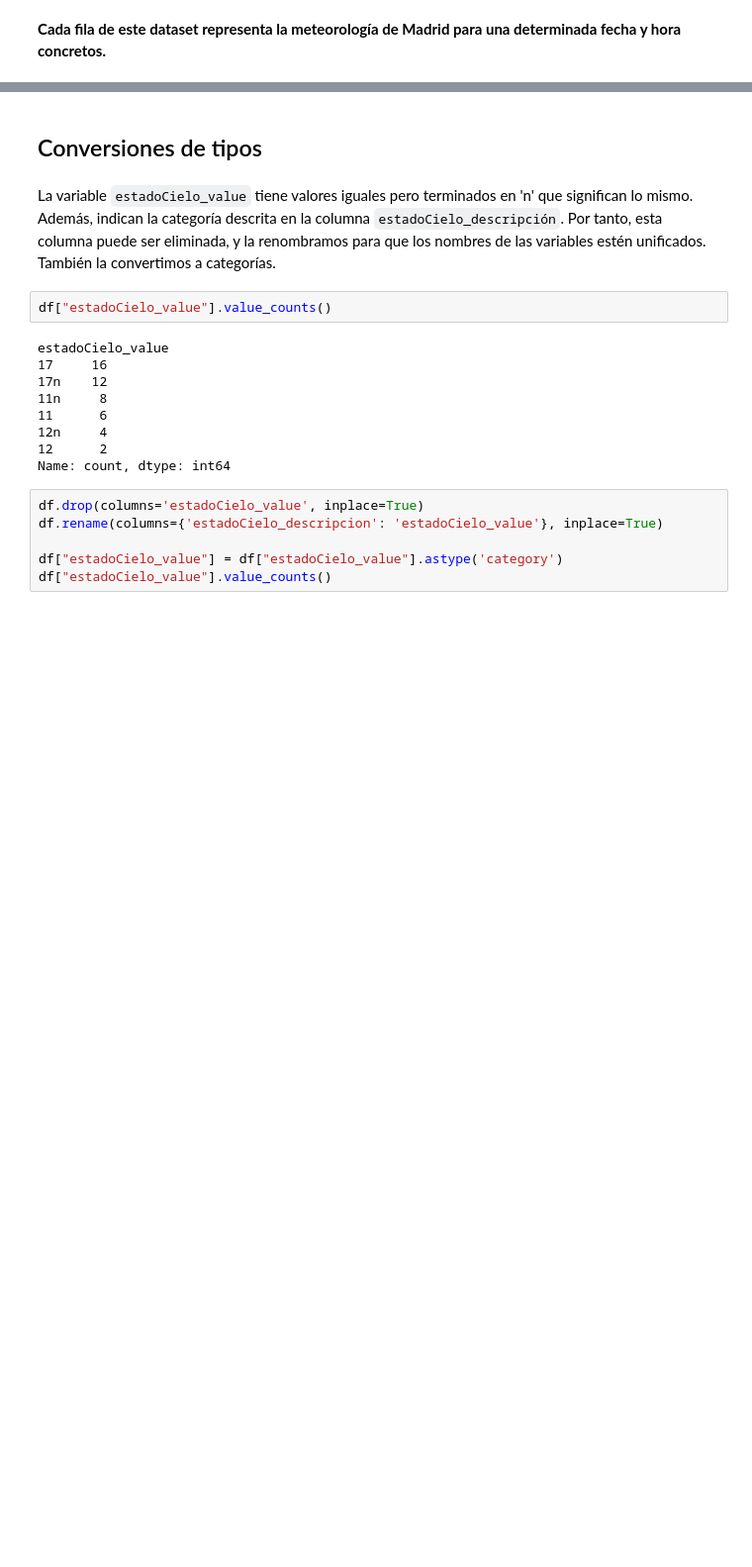
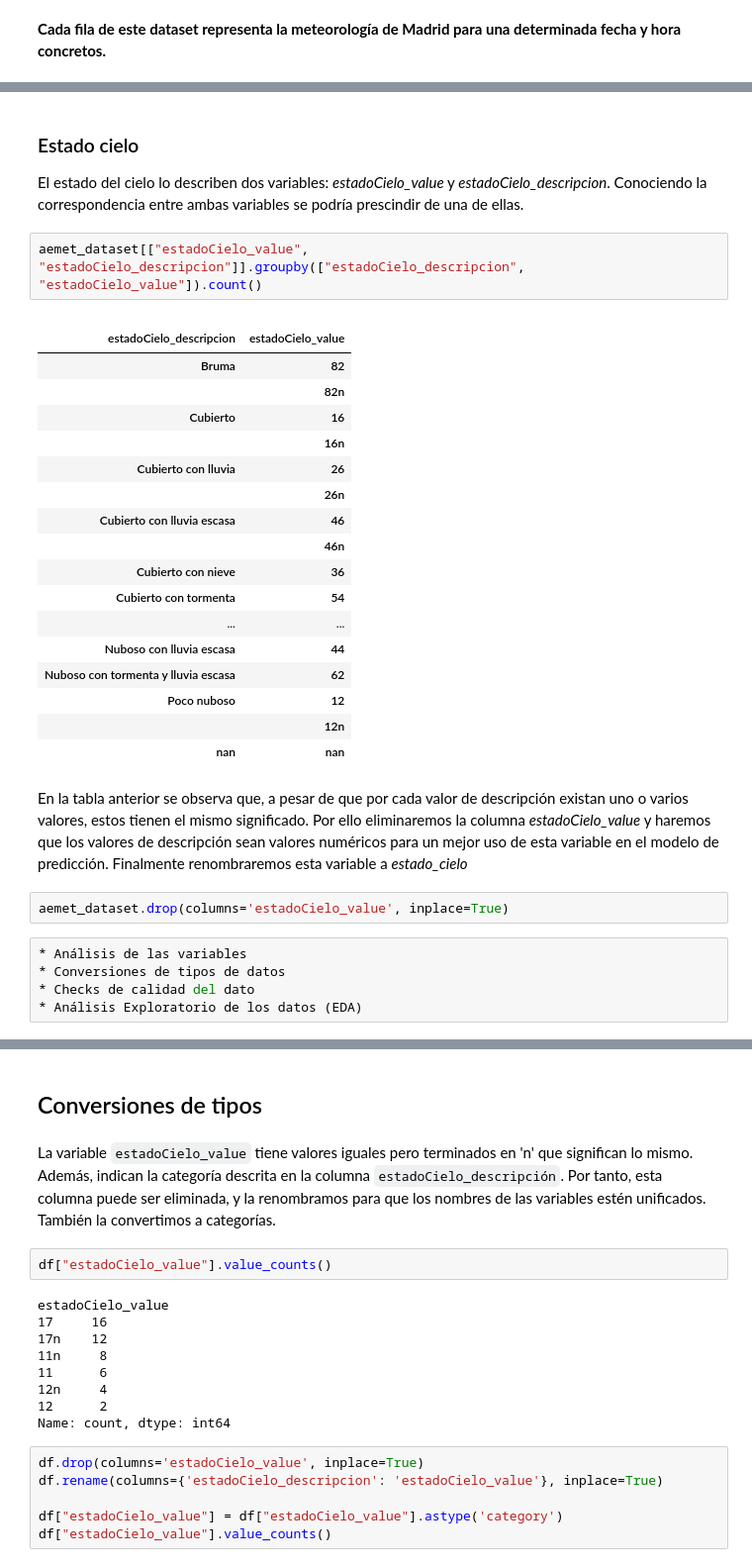
Before and after one commit to oeg-upm/inesdata-mov-data-generation, a Jupyter notebook: docs/notebooks/aemet_qa.ipynb, the cells around one changed output, grey strips where cells are left out. Shown: that part at 99% size. Saved outputs shown, nothing was run; the diff lists cells and outputs as text; blank space fills up the shorter version.

```diff
--- a/docs/notebooks/aemet_qa.ipynb
+++ b/docs/notebooks/aemet_qa.ipynb
@@ -129 +330,35 @@ Index(['estadoCielo_value', 'estadoCielo_descripcion', 'precipitacion_value',
+# %% [markdown]
+### Estado cielo
+
+<h10> El estado del cielo lo describen dos variables: *estadoCielo_value* y *estadoCielo_descripcion*. Conociendo la correspondencia entre ambas variables se podría prescindir de una de ellas.</h10>
+# %%
+aemet_dataset[["estadoCielo_value", "estadoCielo_descripcion"]].groupby(["estadoCielo_descripcion", "estadoCielo_value"]).count()
+# %% [output]
+|  |  |
+| estadoCielo_descripcion | estadoCielo_value |
+| Bruma | 82 |
+|  | 82n |
+| Cubierto | 16 |
+|  | 16n |
+| Cubierto con lluvia | 26 |
+|  | 26n |
+| Cubierto con lluvia escasa | 46 |
+|  | 46n |
+| Cubierto con nieve | 36 |
+| Cubierto con tormenta | 54 |
+| ... | ... |
+| Nuboso con lluvia escasa | 44 |
+| Nuboso con tormenta y lluvia escasa | 62 |
+| Poco nuboso | 12 |
+|  | 12n |
+| nan | nan |
+# %% [markdown]
+<h10> En la tabla anterior se observa que, a pesar de que por cada valor de descripción existan uno o varios valores, estos tienen el mismo significado. Por ello eliminaremos la columna *estadoCielo_value* y haremos que los valores de descripción sean valores numéricos para un mejor uso de esta variable en el modelo de predicción. Finalmente renombraremos esta variable a *estado_cielo*</h10>
+# %%
+aemet_dataset.drop(columns='estadoCielo_value', inplace=True)
+# %%
+* Análisis de las variables
+* Conversiones de tipos de datos
+* Checks de calidad del dato
+* Análisis Exploratorio de los datos (EDA)
 # %%
```
Also changed, not shown: parts of 40 cells of this notebook, 2 other files.
